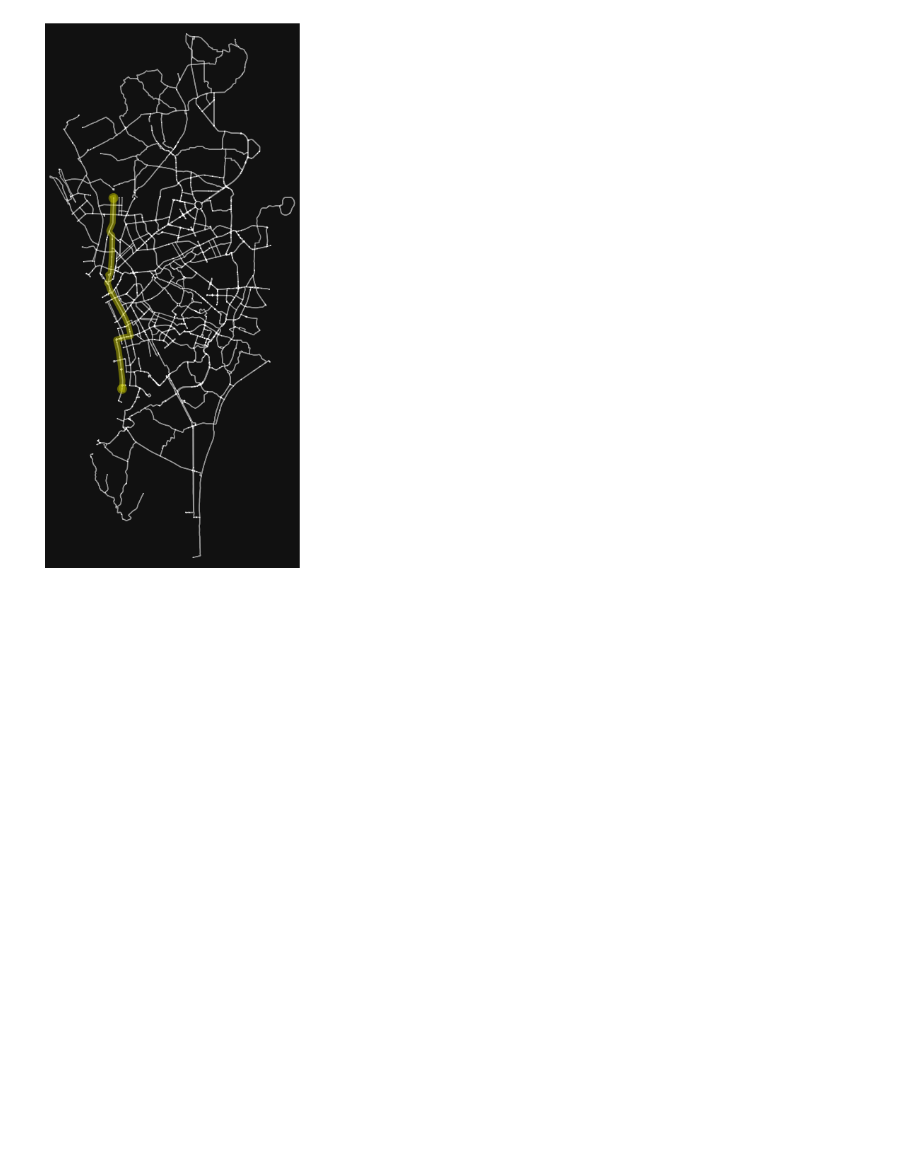
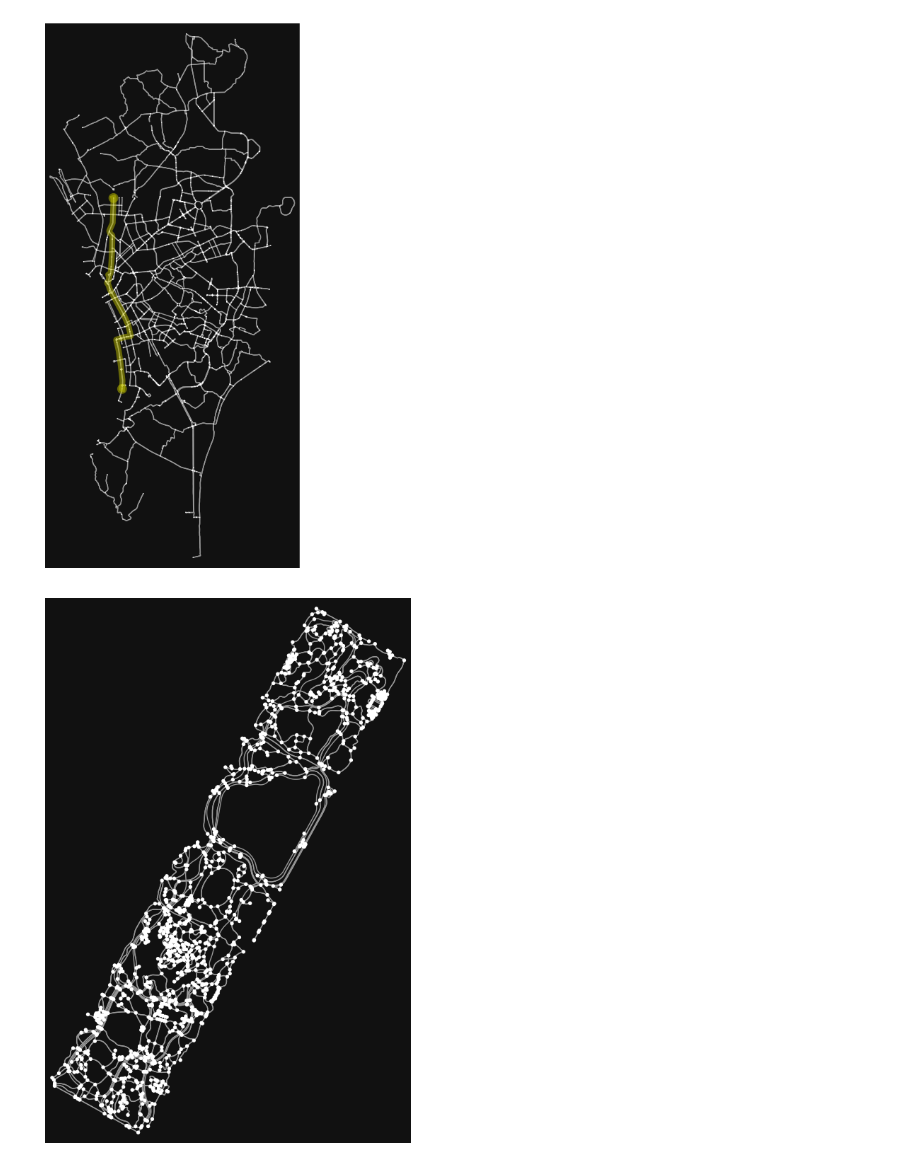
Before and after one commit to msescordial/rnga, a Jupyter notebook: Testing2.ipynb, the cells around one changed output. Cells and saved outputs as stored; diff of their text form; code cells hidden in the pictures; blank space fills up the shorter version.

```diff
--- a/Testing2.ipynb
+++ b/Testing2.ipynb
@@ -265,3 +313,9 @@ fig, ax = ox.plot_graph_route(G, route, route_color="y", route_linewidth=6, node
 # %%
 # using Matlab, determine the route set
 # plot/visualize the resulting route set
+# %%
+polygon = ox.geocode_to_gdf('Central Park, New York').unary_union
+G = ox.graph_from_polygon(polygon)
+fig, ax = ox.plot_graph(G)
+# %% [output]
+[figure, added]
```
Also changed, not shown: parts of 10 cells of this notebook.
